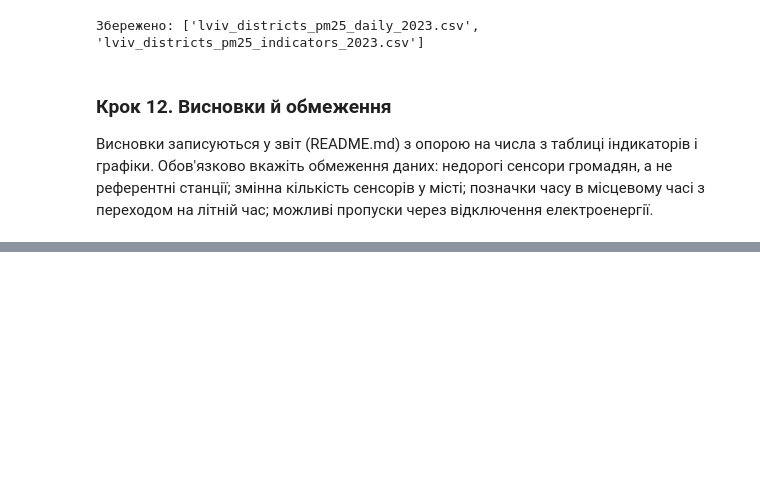
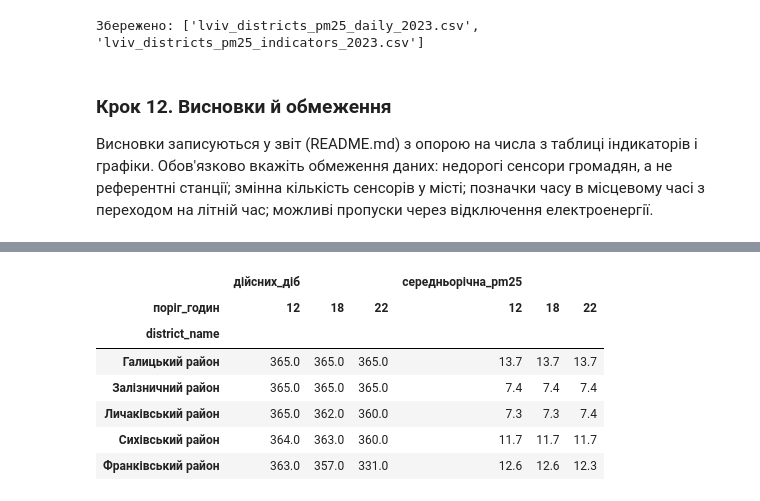
Before and after one commit to VikaLykova/Praktychna1, a Jupyter notebook: pr4/notebooks/pr4_lviv_districts_pm25.ipynb, the cells around one changed output, grey strips where cells are left out. Drawn from its saved outputs; the diff is of its cells as text; code cells hidden in the pictures; blank space fills up the shorter version.

```diff
--- a/pr4/notebooks/pr4_lviv_districts_pm25.ipynb
+++ b/pr4/notebooks/pr4_lviv_districts_pm25.ipynb
@@ -711,0 +716,46 @@ print(
+# %%
+threshold_results = []
+
+for threshold in [12, 18, 22]:
+
+    for (district_id, district_name), group in df[
+        df["district_name"].isin(TARGET_DISTRICTS)
+    ].groupby(["district_id", "district_name"]):
+
+        series = group["pm25"].reindex(full_hours)
+
+        temp_daily = series.resample("D").agg(["mean", "count"])
+
+        temp_daily["valid"] = temp_daily["count"] >= threshold
+
+        annual_mean = temp_daily.loc[
+            temp_daily["valid"], "mean"
+        ].mean()
+
+        valid_days = temp_daily["valid"].sum()
+
+        threshold_results.append({
+            "district_name": district_name,
+            "поріг_годин": threshold,
+            "дійсних_діб": valid_days,
+            "середньорічна_pm25": annual_mean
+        })
+
+sensitivity = pd.DataFrame(threshold_results)
+
+result_table = sensitivity.pivot(
+    index="district_name",
+    columns="поріг_годин",
+    values=["дійсних_діб", "середньорічна_pm25"]
+).round(1)
+
+result_table
+# %% [output]
+|  | дійсних_діб |  |  | середньорічна_pm25 |  |  |
+| поріг_годин | 12 | 18 | 22 | 12 | 18 | 22 |
+| district_name |  |  |  |  |  |  |
+| Галицький район | 365.0 | 365.0 | 365.0 | 13.7 | 13.7 | 13.7 |
+| Залізничний район | 365.0 | 365.0 | 365.0 | 7.4 | 7.4 | 7.4 |
+| Личаківський район | 365.0 | 362.0 | 360.0 | 7.3 | 7.3 | 7.4 |
+| Сихівський район | 364.0 | 363.0 | 360.0 | 11.7 | 11.7 | 11.7 |
+| Франківський район | 363.0 | 357.0 | 331.0 | 12.6 | 12.6 | 12.3 |
```
Also changed, not shown: parts of 3 cells of this notebook, 2 other files.
